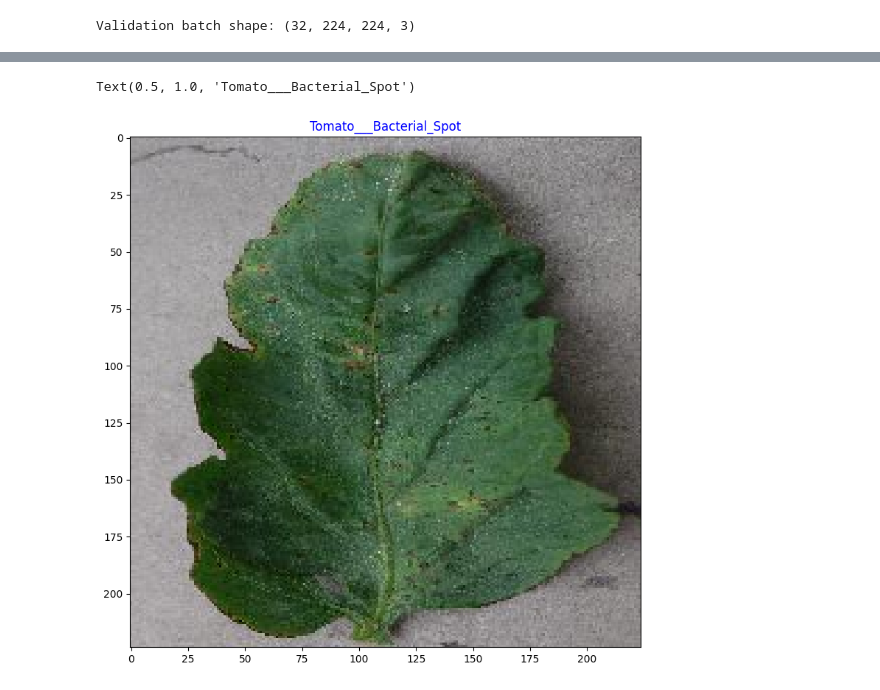
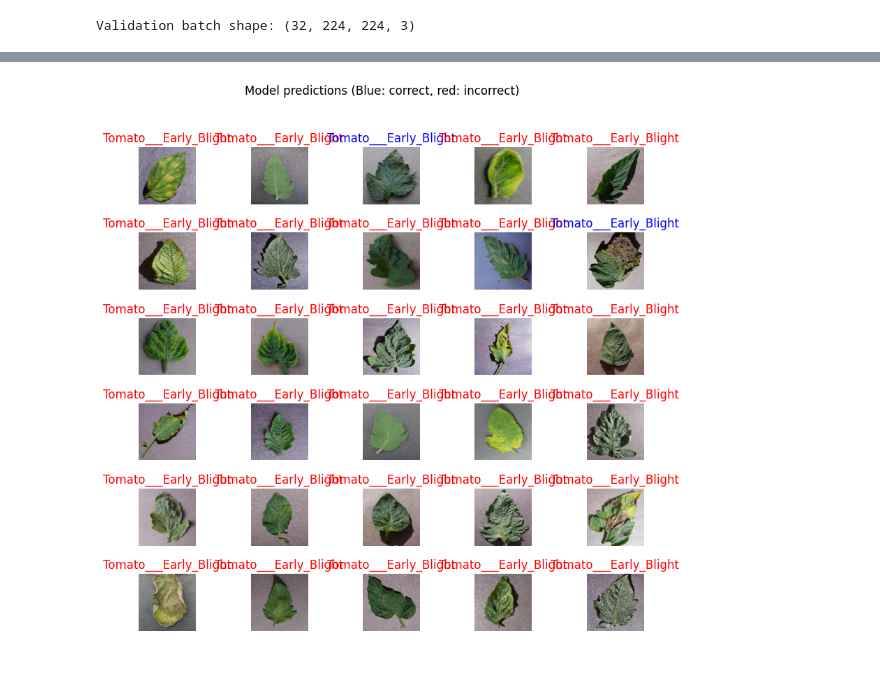
Before and after one commit to racode23/Tomto_deep_learning_project, a Jupyter notebook: Tomato.ipynb, the cells around one changed output, grey strips where cells are left out. Saved outputs shown, nothing was run; the diff lists cells and outputs as text; code cells hidden in the pictures.

```diff
--- a/Tomato.ipynb
+++ b/Tomato.ipynb
@@ -317,0 +339,11 @@ for n in range(30):
+# %%
+steps_per_epoch = np.ceil(train_generator.samples/train_generator.batch_size)
+val_steps_per_epoch = np.ceil(valid_generator.samples/valid_generator.batch_size)
+# %%
+hist3 = model3.fit(
+                 train_generator,
+                 epochs=20,
+                  verbose=1,
+                 steps_per_epoch=steps_per_epoch,
+                 validation_data=valid_generator,
+                 validation_steps=val_steps_per_epoch).history
@@ -317,0 +372,4 @@ for n in range(30):
+# %%
+val_image_batch, val_label_batch = next(iter(valid_generator))
+true_label_ids = np.argmax(val_label_batch, axis=-1)
+print("Validation batch shape:", val_image_batch.shape)
@@ -317,0 +378,6 @@ for n in range(30):
+# %%
+tf_model_predictions = model3.predict(val_image_batch)
+tf_pred_dataframe = pd.DataFrame(tf_model_predictions)
+tf_pred_dataframe.columns = dataset_labels
+print("Prediction results for the first elements")
+tf_pred_dataframe.head()
@@ -318,12 +394,14 @@ for n in range(30):
 # %%
 predicted_ids = np.argmax(tf_model_predictions, axis=-1)
 predicted_labels = dataset_labels[predicted_ids]
 plt.figure(figsize=(10,9))
 plt.subplots_adjust(hspace=0.5)
-n=15
-plt.imshow(val_image_batch[n])
-color = "blue" if predicted_ids[n] == true_label_ids[n] else "red"
-plt.title(predicted_labels[n].title(), color=color)
+for n in range(30):
+  plt.subplot(6,5,n+1)
+  plt.imshow(val_image_batch[n])
+  color = "blue" if predicted_ids[n] == true_label_ids[n] else "red"
+  plt.title(predicted_labels[n].title(), color=color)
+  plt.axis('off')
+  _ = plt.suptitle("Model predictions (Blue: correct, red: incorrect)")
 # %% [output]
-Text(0.5, 1.0, 'Tomato___Bacterial_Spot')
-[figure, old version]
+[figure, new version]
```
Also changed, not shown: parts of 23 cells of this notebook.
